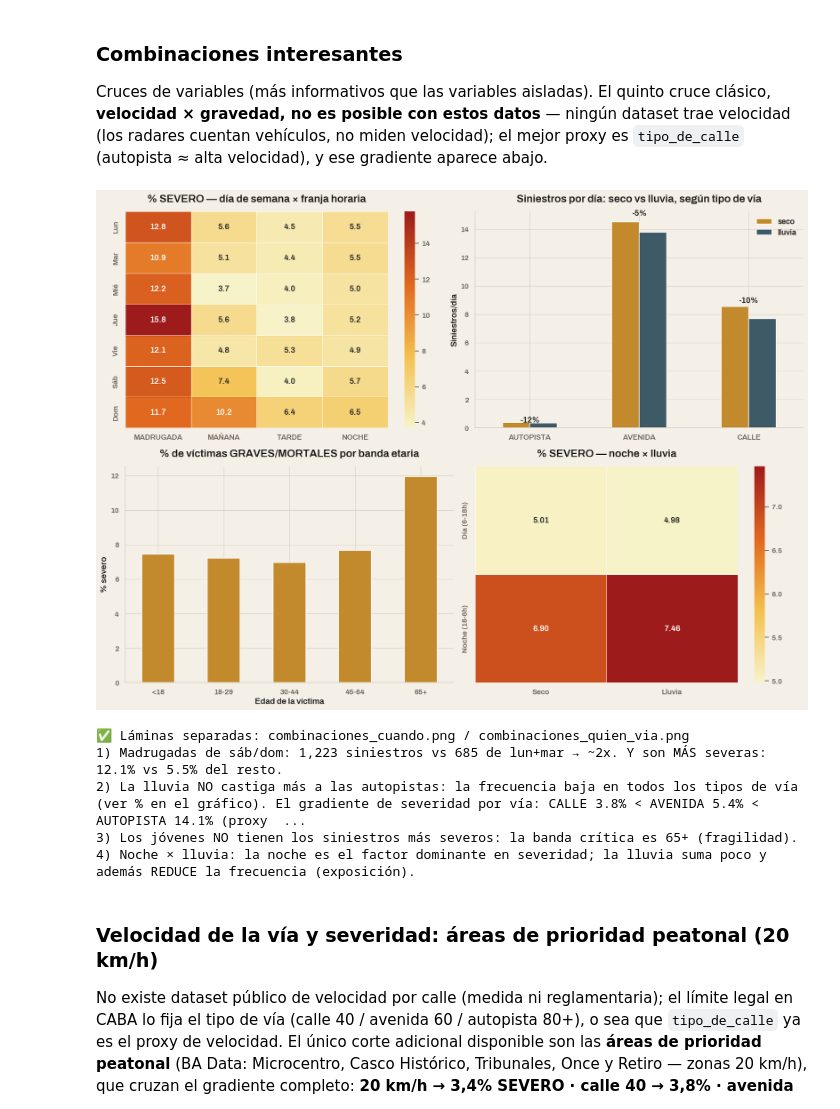
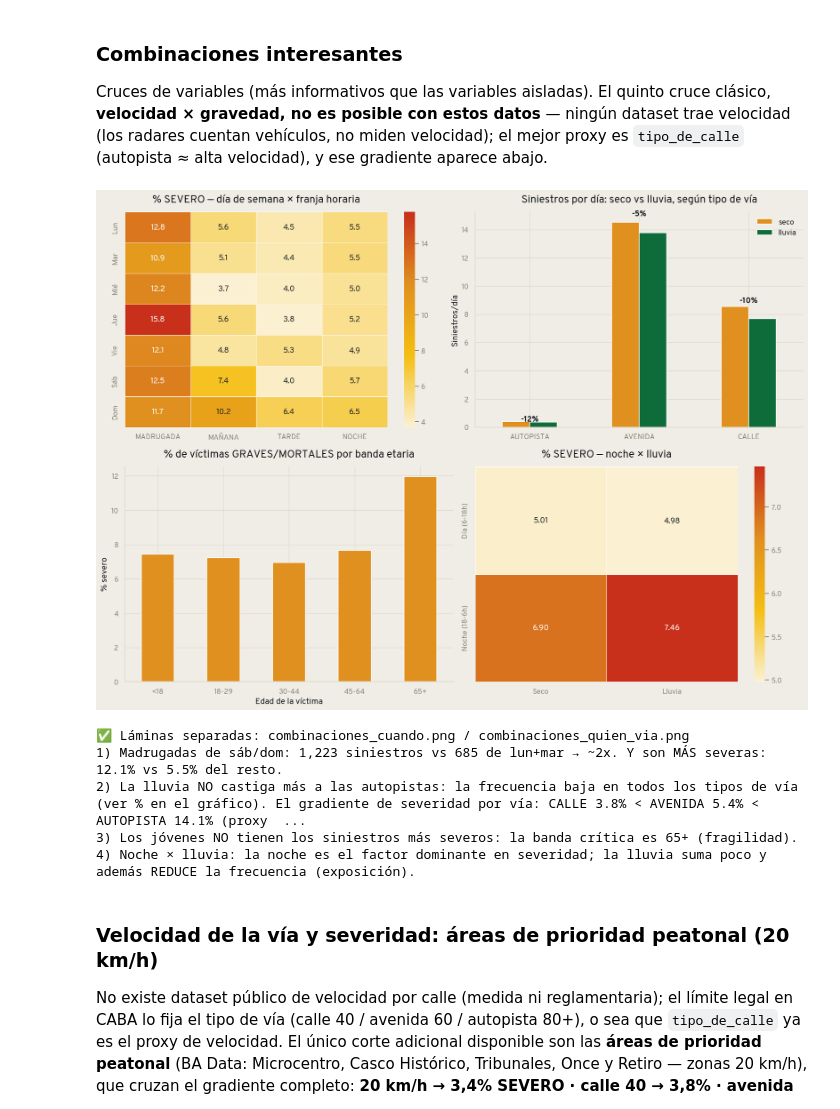
Before and after one commit to valenmendez01/TPO-CienciaDeDatos, a Jupyter notebook: siniestros_viales_pipeline.ipynb, the cells around one changed output. Cells and saved outputs as stored; diff of their text form; code cells hidden in the pictures.

```diff
--- a/siniestros_viales_pipeline.ipynb
+++ b/siniestros_viales_pipeline.ipynb
@@ -991,20 +991,20 @@ if df_final is not None:
     print(f"Severos (GRAVE + MORTAL): {df_final['gravedad'].isin(['GRAVE','MORTAL']).mean()*100:.2f}%")
 
     fig, axes = plt.subplots(2, 2, figsize=(15, 9))
-    df_final.groupby('año').size().plot(kind='bar', ax=axes[0, 0], color='#3E5A66', edgecolor='white')
+    df_final.groupby('año').size().plot(kind='bar', ax=axes[0, 0], color='#0E6B3A', edgecolor='white')
     axes[0, 0].set_title('Siniestros por año'); axes[0, 0].set_xlabel('')
     axes[0, 0].tick_params(axis='x', rotation=0)
 
-    df_final.groupby('hora_num').size().plot(kind='bar', ax=axes[0, 1], color='#4E7A52', edgecolor='white')
+    df_final.groupby('hora_num').size().plot(kind='bar', ax=axes[0, 1], color='#2E9E5B', edgecolor='white')
     axes[0, 1].set_title('Siniestros por hora del día'); axes[0, 1].set_xlabel('hora')
     axes[0, 1].tick_params(axis='x', rotation=0)
 
     df_final['victima'].value_counts().head(8).sort_values().plot(
-        kind='barh', ax=axes[1, 0], color='#C28A2C', edgecolor='white')
+        kind='barh', ax=axes[1, 0], color='#E0901F', edgecolor='white')
     axes[1, 0].set_title('Quién es la víctima (modo de desplazamiento)')
 
     df_final['acusado'].value_counts().head(8).sort_values().plot(
-        kind='barh', ax=axes[1, 1], color='#C0391F', edgecolor='white')
+        kind='barh', ax=axes[1, 1], color='#C8301B', edgecolor='white')
     axes[1, 1].set_title('Contraparte involucrada (acusado)')
 
     plt.tight_layout()
@@ -1022,7 +1022,7 @@ if df_final is not None:
         fig, axes = plt.subplots(1, 2, figsize=(14, 5))
 
         df_final['gravedad'].value_counts().plot(
-            kind='bar', ax=axes[0], color=['#C0391F', '#C28A2C', '#3E5A66'], edgecolor='black')
+            kind='bar', ax=axes[0], color=['#C8301B', '#E0901F', '#0E6B3A'], edgecolor='black')
         axes[0].set_title('Distribución por Gravedad del Siniestro')
         axes[0].set_xlabel('Gravedad')
         axes[0].set_ylabel('Cantidad')
@@ -1030,7 +1030,7 @@ if df_final is not None:
 
         df_final['gravedad'].value_counts().plot(
             kind='pie', ax=axes[1], autopct='%1.1f%%',
-            colors=['#C0391F', '#C28A2C', '#3E5A66'])
+            colors=['#C8301B', '#E0901F', '#0E6B3A'])
         axes[1].set_title('Proporción por Gravedad')
         axes[1].set_ylabel('')
 
@@ -1134,7 +1134,7 @@ if df_final is not None and df_clima_diario is not None:
     resumen = d.groupby(bins, observed=True)['n_siniestros'].agg(['count', 'mean'])
 
     fig, axes = plt.subplots(1, 2, figsize=(14, 5))
-    resumen['mean'].plot(kind='bar', ax=axes[0], color=['#C28A2C', '#3E5A66', '#C0391F', '#1C1813'],
+    resumen['mean'].plot(kind='bar', ax=axes[0], color=['#E0901F', '#0E6B3A', '#C8301B', '#15171B'],
                          edgecolor='white')
     axes[0].set_title('Siniestros por día según intensidad de lluvia')
     axes[0].set_xlabel('Precipitación del día')
@@ -1143,7 +1143,7 @@ if df_final is not None and df_clima_diario is not None:
     for i, (m, n) in enumerate(zip(resumen['mean'], resumen['count'])):
         axes[0].text(i, m + 0.3, f'{m:.1f}\n(n={n})', ha='center', fontsize=9)
 
-    axes[1].scatter(d['prcp'].clip(upper=60), d['n_siniestros'], alpha=0.25, s=12, color='#3E5A66')
+    axes[1].scatter(d['prcp'].clip(upper=60), d['n_siniestros'], alpha=0.25, s=12, color='#0E6B3A')
     axes[1].set_title('Precipitación diaria vs cantidad de siniestros')
     axes[1].set_xlabel('mm de lluvia (recortado a 60)')
     axes[1].set_ylabel('Siniestros del día')
@@ -1273,8 +1273,8 @@ if df_final is not None:
     serie = df_final.set_index('fecha_siniestro').resample('MS').size()
 
     plt.figure(figsize=(13, 4.5))
-    serie.plot(marker='o', ms=4, color='#3E5A66', label='siniestros/mes')
-    serie.rolling(3, center=True).mean().plot(color='#E05334', lw=2, label='media móvil 3 meses')
+    serie.plot(marker='o', ms=4, color='#0E6B3A', label='siniestros/mes')
+    serie.rolling(3, center=True).mean().plot(color='#C8301B', lw=2, label='media móvil 3 meses')
     plt.title('Evolución mensual de siniestros — CABA 2021-2024')
     plt.xlabel('')
     plt.ylabel('Siniestros por mes')
@@ -1393,7 +1393,7 @@ if df_final is not None and df_clima_diario is not None:
                       'seco':   (sub['llovio_dia'] == 0).sum() / n_dias[0],
                       'lluvia': (sub['llovio_dia'] == 1).sum() / n_dias[1]})
     cv = pd.DataFrame(filas).set_index('tipo')
-    cv.plot(kind='bar', ax=axes[0, 1], color=['#C28A2C', '#3E5A66'], edgecolor='white')
+    cv.plot(kind='bar', ax=axes[0, 1], color=['#E0901F', '#0E6B3A'], edgecolor='white')
     axes[0, 1].set_title('Siniestros por día: seco vs lluvia, según tipo de vía')
     axes[0, 1].set_xlabel(''); axes[0, 1].set_ylabel('Siniestros/día')
     axes[0, 1].tick_params(axis='x', rotation=0)
@@ -1408,7 +1408,7 @@ if df_final is not None and df_clima_diario is not None:
         bandas = pd.cut(v['edad_victima'], [0, 17, 29, 44, 64, 120],
                         labels=['<18', '18-29', '30-44', '45-64', '65+'])
         eg = v.groupby(bandas, observed=True)['sev'].mean() * 100
-        eg.plot(kind='bar', ax=axes[1, 0], color='#C28A2C', edgecolor='white')
+        eg.plot(kind='bar', ax=axes[1, 0], color='#E0901F', edgecolor='white')
         axes[1, 0].set_title('% de víctimas GRAVES/MORTALES por banda etaria')
         axes[1, 0].set_xlabel('Edad de la víctima'); axes[1, 0].set_ylabel('% severo')
         axes[1, 0].tick_params(axis='x', rotation=0)
@@ -1447,39 +1447,39 @@ if df_final is not None and df_clima_diario is not None:
                 axs2[k].set_title('% SEVERO — noche × lluvia')
                 axs2[k].set_xlabel(''); axs2[k].set_ylabel('')
             elif (fi, fj) == (0, 1):
-                cv.plot(kind='bar', ax=axs2[k], color=['#C28A2C', '#3E5A66'], edgecolor='white')
+                cv.plot(kind='bar', ax=axs2[k], color=['#E0901F', '#0E6B3A'], edgecolor='white')
                 axs2[k].set_title('Siniestros por día: seco vs lluvia, según tipo de vía')
                 axs2[k].set_xlabel(''); axs2[k].set_ylabel('Siniestros/día')
                 axs2[k].tick_params(axis='x', rotation=0)
                 for i2, t2 in enumerate(tipos):
                     d2 = (cv.loc[t2, 'lluvia'] / cv.loc[t2, 'seco'] - 1) * 100
                     axs2[k].text(i2, cv.loc[t2].max() * 1.03, f'{d2:+.0f}%', ha='center', fontweight='bold')
             else:
-                eg.plot(kind='bar', ax=axs2[k], color='#C28A2C', edgecolor='white')
+                eg.plot(kind='bar', ax=axs2[k], color='#E0901F', edgecolor='white')
                 axs2[k].set_title('% de víctimas GRAVES/MORTALES por banda etaria')
                 axs2[k].set_xlabel('Edad de la víctima'); axs2[k].set_ylabel('% severo')
                 axs2[k].tick_params(axis='x', rotation=0)
         plt.tight_layout()
         plt.savefig(f'outputs/{nombre_fig}.png', dpi=150, bbox_inches='tight')
         plt.close(fig2)
     print('✅ Láminas separadas: combinaciones_cuando.png / combinaciones_quien_via.png')
 
     # Respuestas en texto
     mad = df_final[df_final['franja_horaria'] == 'MADRUGADA'].groupby('dia_semana').size()
     sev_mf = df_final[(df_final['franja_horaria'] == 'MADRUGADA') & (df_final['dia_semana'] >= 5)]['severo'].mean() * 100
     sev_resto = df_final[~((df_final['franja_horaria'] == 'MADRUGADA') & (df_final['dia_semana'] >= 5))]['severo'].mean() * 100
     print(f"1) Madrugadas de sáb/dom: {mad.get(5, 0) + mad.get(6, 0):,} siniestros vs {mad.get(0, 0) + mad.get(1, 0):,} de lun+mar"
           f" → ~2x. Y son MÁS severas: {sev_mf:.1f}% vs {sev_resto:.1f}% del resto.")
     print(f"2) La lluvia NO castiga más a las autopistas: la frecuencia baja en todos los tipos de vía"
           f" (ver % en el gráfico). El gradiente de severidad por vía: CALLE "
           f"{df_final[df_final['tipo_de_calle']=='CALLE']['severo'].mean()*100:.1f}% < AVENIDA "
           f"{df_final[df_final['tipo_de_calle']=='AVENIDA']['severo'].mean()*100:.1f}% < AUTOPISTA "
           f"{df_final[df_final['tipo_de_calle']=='AUTOPISTA']['severo'].mean()*100:.1f}% (proxy de velocidad).")
     print("3) Los jóvenes NO tienen los siniestros más severos: la banda crítica es 65+ (fragilidad).")
     print("4) Noche × lluvia: la noche es el factor dominante en severidad; la lluvia suma poco"
           " y además REDUCE la frecuencia (exposición).")
 # %% [output]
-[figure, old version]
+[figure, new version]
 ✅ Láminas separadas: combinaciones_cuando.png / combinaciones_quien_via.png
 1) Madrugadas de sáb/dom: 1,223 siniestros vs 685 de lun+mar → ~2x. Y son MÁS severas: 12.1% vs 5.5% del resto.
 2) La lluvia NO castiga más a las autopistas: la frecuencia baja en todos los tipos de vía (ver % en el gráfico). El gradiente de severidad por vía: CALLE 3.8% < AVENIDA 5.4% < AUTOPISTA 14.1% (proxy  ...
```
Also changed, not shown: parts of 23 cells of this notebook, 13 other files.
